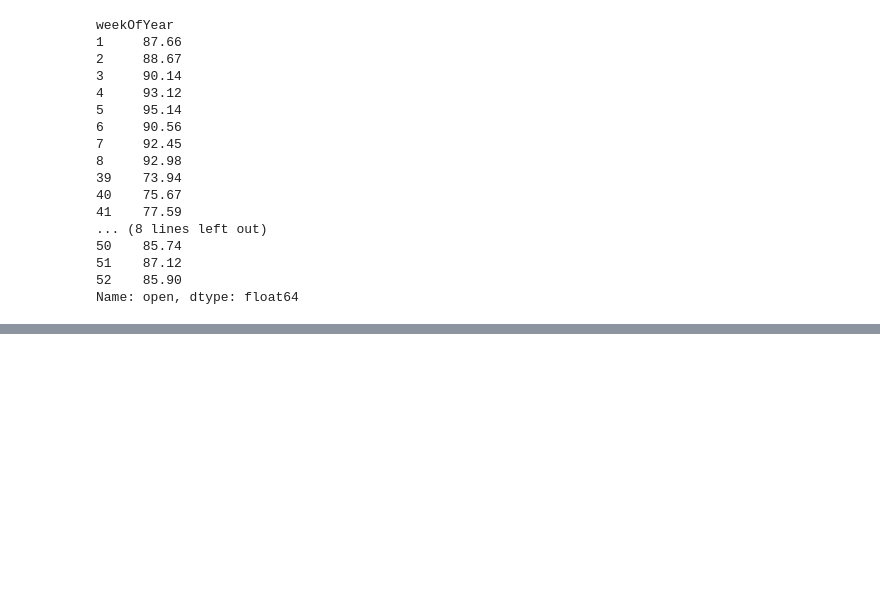
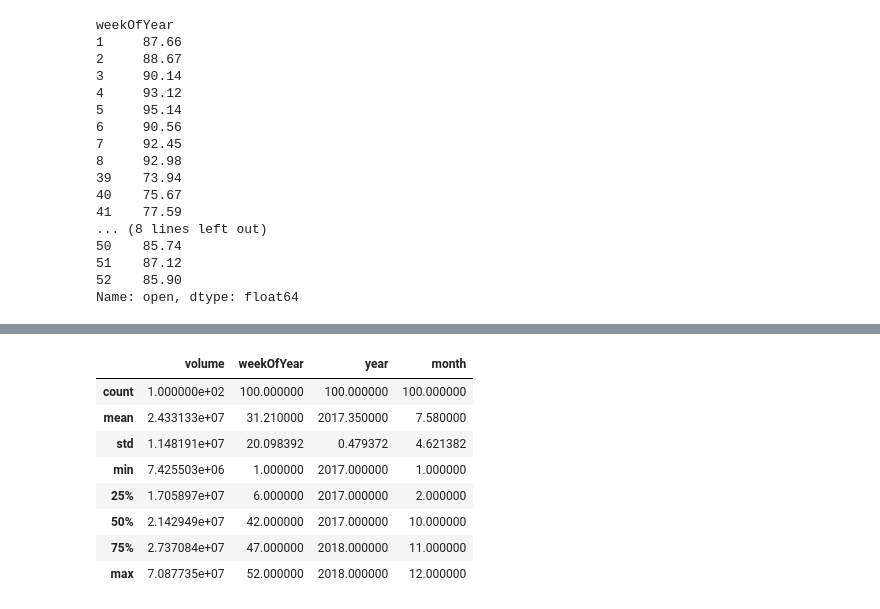
Before and after one commit to prashantas/MyDataScience, a Jupyter notebook: Python/date_stock_groupby.ipynb, the cells around one changed output, grey strips where cells are left out. Saved outputs shown, nothing was run; the diff lists cells and outputs as text; code cells hidden in the pictures; blank space fills up the shorter version.

```diff
--- a/Python/date_stock_groupby.ipynb
+++ b/Python/date_stock_groupby.ipynb
@@ -141,0 +167,12 @@ Name: open, dtype: float64
+# %%
+df.describe(include=['int64'])
+# %% [output]
+|  | volume | weekOfYear | year | month |
+| count | 1.000000e+02 | 100.000000 | 100.000000 | 100.000000 |
+| mean | 2.433133e+07 | 31.210000 | 2017.350000 | 7.580000 |
+| std | 1.148191e+07 | 20.098392 | 0.479372 | 4.621382 |
+| min | 7.425503e+06 | 1.000000 | 2017.000000 | 1.000000 |
+| 25% | 1.705897e+07 | 6.000000 | 2017.000000 | 2.000000 |
+| 50% | 2.142949e+07 | 42.000000 | 2017.000000 | 10.000000 |
+| 75% | 2.737084e+07 | 47.000000 | 2018.000000 | 11.000000 |
+| max | 7.087735e+07 | 52.000000 | 2018.000000 | 12.000000 |
```
Also changed, not shown: parts of 16 cells of this notebook.
